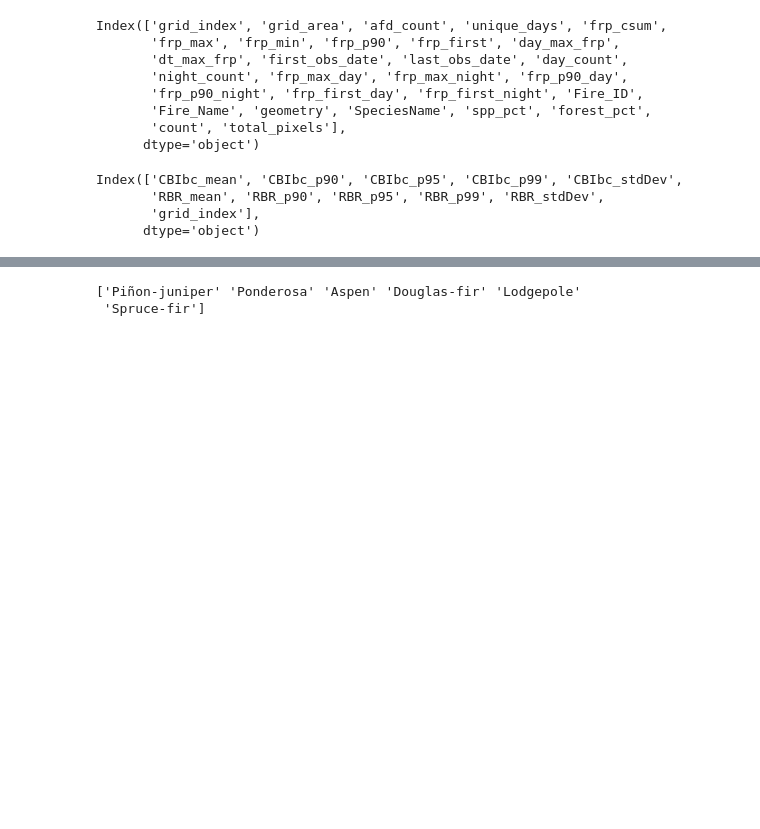
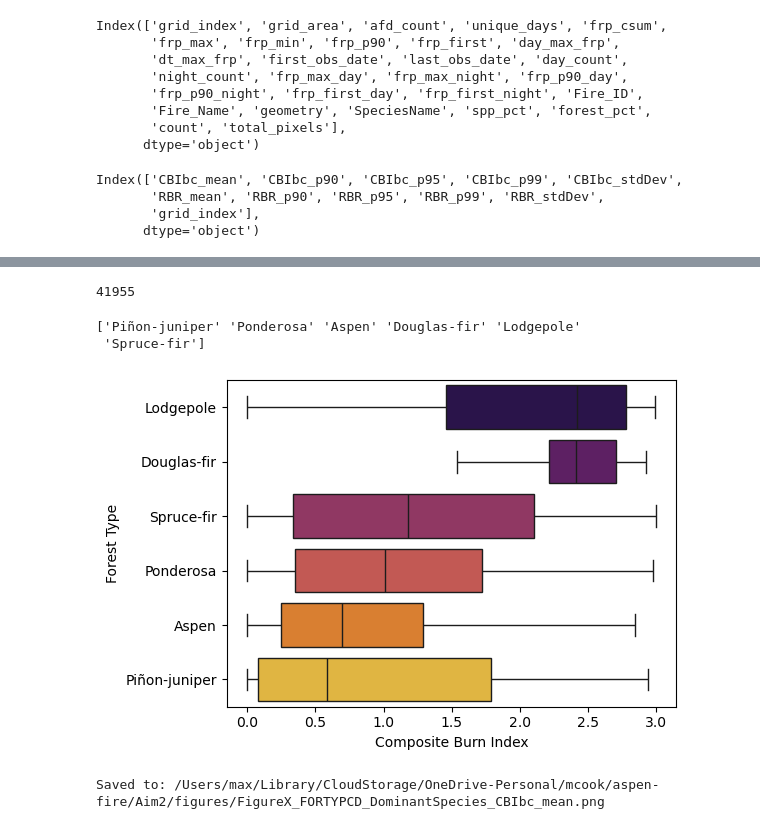
Before and after one commit to natshoff/aspen-fire-fork, a Jupyter notebook: Aim2/code/Python/05b_biophys_FRP-CBI.ipynb, the cells around one changed output, grey strips where cells are left out. Drawn from its saved outputs; the diff is of its cells as text; code cells hidden in the pictures; blank space fills up the shorter version.

```diff
--- a/Aim2/code/Python/05b_biophys_FRP-CBI.ipynb
+++ b/Aim2/code/Python/05b_biophys_FRP-CBI.ipynb
@@ -58,11 +61,50 @@ tm_sev[['grid_index','SpeciesName','spp_pct','forest_pct','frp_csum','frp_max','
 | 2 | 822559 | Lodgepole | 0.723076 | 96.107206 | 0.036369 | 0.036369 | 0.219495 | 0.42 |
 | 3 | 822559 | Ponderosa | 3.093275 | 96.107206 | 0.036369 | 0.036369 | 0.219495 | 0.42 |
 | 4 | 822559 | Spruce-fir | 31.162723 | 96.107206 | 0.036369 | 0.036369 | 0.219495 | 0.42 |
+# %%
+# filter to majority forested grid cells
+tm_sev_forest = tm_sev[tm_sev['forest_pct'] > 50]
+len(tm_sev_forest['grid_index'].unique())
+# %% [output]
+41955
 # %%
 # identify the dominant forest type
-tm_sev_d = tm_sev.loc[tm_sev.groupby('grid_index')['spp_pct'].idxmax()]
+tm_sev_d = tm_sev_forest.loc[tm_sev_forest.groupby('grid_index')['spp_pct'].idxmax()]
 print(tm_sev_d['SpeciesName'].unique())
 # %% [output]
 ['Piñon-juniper' 'Ponderosa' 'Aspen' 'Douglas-fir' 'Lodgepole'
  'Spruce-fir']
+# %%
+# Plot FRP by dominant forest type
+# Find the median and sort the forest types by FRP
+med = tm_sev_d.groupby('SpeciesName')['CBIbc_mean'].median().sort_values(ascending=False)
+ordered = med.index.tolist()
+
+# create a dataframe with dominance (>90% of the same species)
+dom = tm_sev_d[tm_sev_d['spp_pct'] > 80]
+
+# plot it
+plt.figure(figsize=(6, 4))
+
+sns.boxplot(
+    data=dom,
+    x='CBIbc_mean',
+    y='SpeciesName',
+    order=ordered,
+    palette='inferno',
+    dodge=False)
+
+# plt.xscale('log') # log-scale FRP
+plt.xlabel('Composite Burn Index')
+plt.ylabel('Forest Type')
+plt.tight_layout()
+
+out_plot = os.path.join(projdir, 'figures/FigureX_FORTYPCD_DominantSpecies_CBIbc_mean.png')
+plt.savefig(out_plot, dpi=300, bbox_inches='tight')
+
+plt.show()
+print(f"\nSaved to: {out_plot}\n")
+# %% [output]
+[figure, added]
+Saved to: /Users/max/Library/CloudStorage/OneDrive-Personal/mcook/aspen-fire/Aim2/figures/FigureX_FORTYPCD_DominantSpecies_CBIbc_mean.png
 # %%
```
Also changed, not shown: parts of 10 cells of this notebook, 23 other files.
